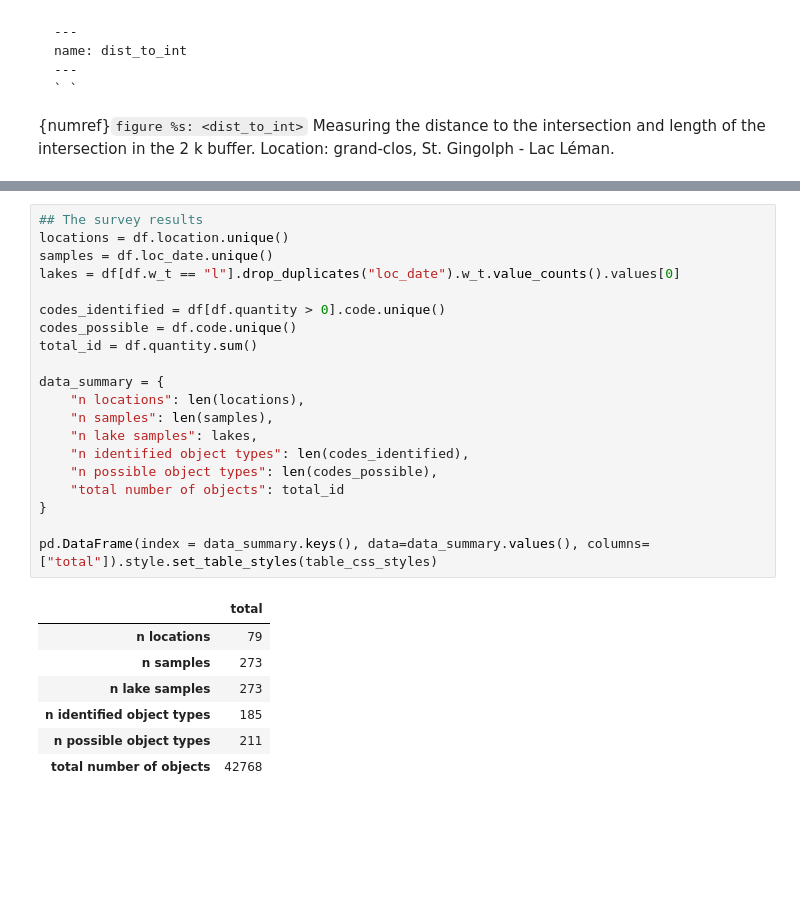
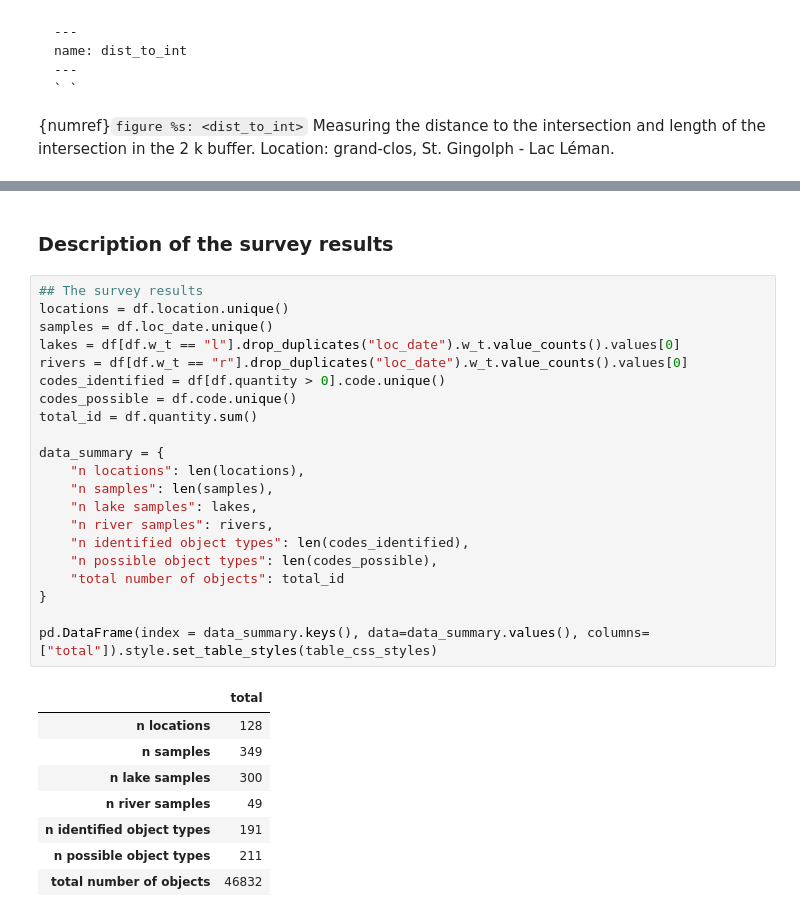
Before and after one commit to hammerdirt-analyst/landuse, a Jupyter notebook: consider_distance_to_river.ipynb, the cells around one changed output, grey strips where cells are left out. Cells and saved outputs as stored; diff of their text form; blank space fills up the shorter version.

```diff
--- a/consider_distance_to_river.ipynb
+++ b/consider_distance_to_river.ipynb
@@ -366,28 +318,32 @@ Only surveys from lakes are considered. While it is possible to do the same anal
+# %% [markdown]
+### Description of the survey results
 # %%
 ## The survey results
 locations = df.location.unique()
 samples = df.loc_date.unique()
 lakes = df[df.w_t == "l"].drop_duplicates("loc_date").w_t.value_counts().values[0]
-
+rivers = df[df.w_t == "r"].drop_duplicates("loc_date").w_t.value_counts().values[0]
 codes_identified = df[df.quantity > 0].code.unique()
 codes_possible = df.code.unique()
 total_id = df.quantity.sum()
 
 data_summary = {
     "n locations": len(locations),
     "n samples": len(samples),
     "n lake samples": lakes,
+    "n river samples": rivers,
     "n identified object types": len(codes_identified),
     "n possible object types": len(codes_possible),
     "total number of objects": total_id
 }
 
 pd.DataFrame(index = data_summary.keys(), data=data_summary.values(), columns=["total"]).style.set_table_styles(table_css_styles)
 # %% [output]
 |  | total |
-| n locations | 79 |
-| n samples | 273 |
-| n lake samples | 273 |
-| n identified object types | 185 |
+| n locations | 128 |
+| n samples | 349 |
+| n lake samples | 300 |
+| n river samples | 49 |
+| n identified object types | 191 |
 | n possible object types | 211 |
-| total number of objects | 42768 |
+| total number of objects | 46832 |
```
Also changed, not shown: parts of 36 cells of this notebook, 7 other files.
